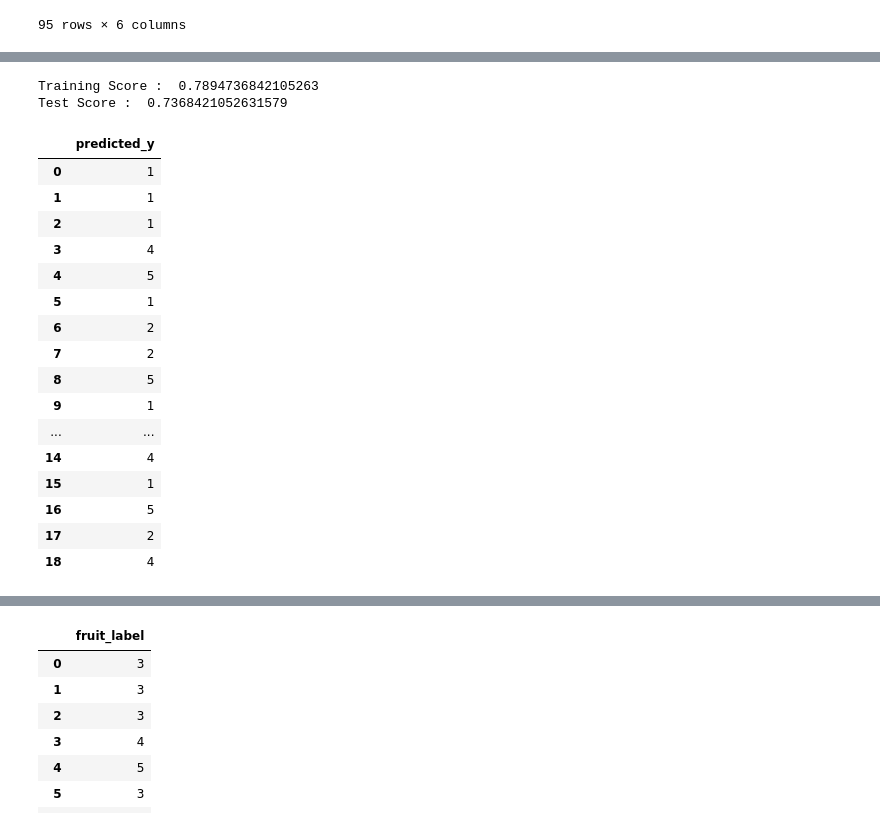
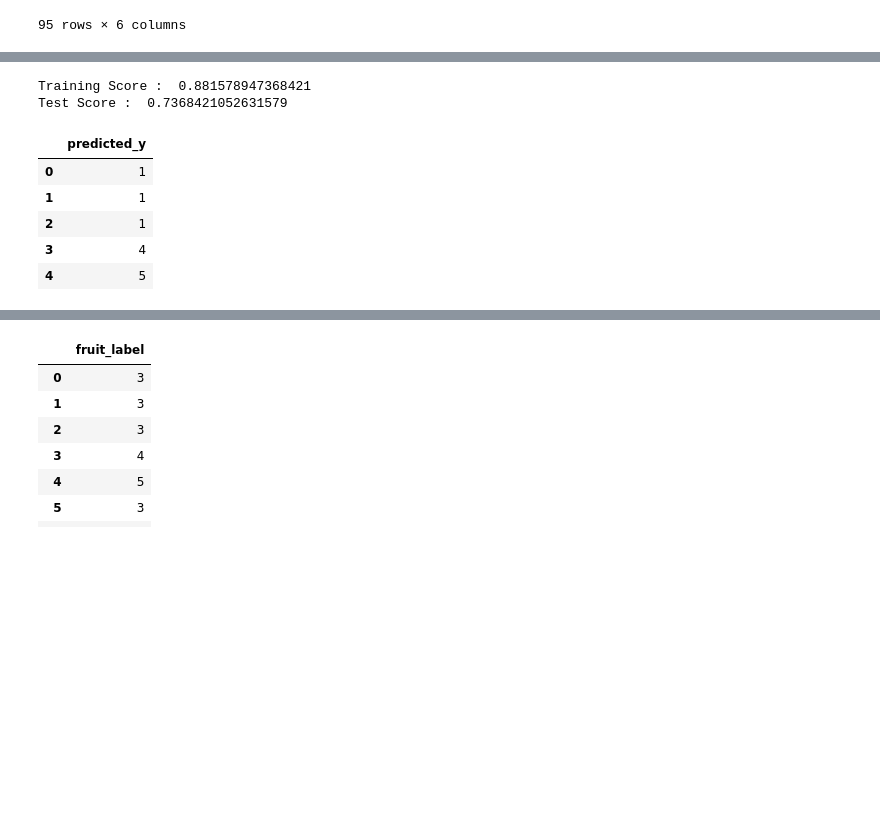
Before and after one commit to Atulsain7/Data-Science, a Jupyter notebook: Supervised_ML/OF_UF_explained_with_Polynominal_regression.ipynb, the cells around one changed output, grey strips where cells are left out. Saved outputs shown, nothing was run; the diff lists cells and outputs as text; code cells hidden in the pictures; blank space fills up the shorter version.

```diff
--- a/Supervised_ML/OF_UF_explained_with_Polynominal_regression.ipynb
+++ b/Supervised_ML/OF_UF_explained_with_Polynominal_regression.ipynb
@@ -80,8 +86,9 @@ from sklearn.model_selection import train_test_split
 
 x_train,x_test,y_train,y_test=train_test_split(x,y,test_size=0.2,random_state=1)
 # %%
+# Use logistic regression to build a model
 from sklearn.linear_model import LogisticRegression
 
-lr=LogisticRegression()
+lr=LogisticRegression(max_iter=5000)
 lr.fit(x_train,y_train)
 # %% [output]
@@ -173,7 +174,7 @@ df.reset_index(drop=True)
 x=df.iloc[:,2:]
 y=df.iloc[:,:1]
 # %%
+# fit the upsampled data
 x_train,x_test,y_train,y_test=train_test_split(x,y,test_size=0.2,random_state=53)
-
-lr.fit(x_train,y_train)
+lr.fit(x_train,y_train.to_numpy().ravel())
 # %% [output]
@@ -191,30 +185,19 @@ from sklearn import metrics
 print('Training Score : ',lr.score(x_train,y_train))
 print('Test Score : ',lr.score(x_test,y_test))
 # %% [output]
-Training Score :  0.7894736842105263
+Training Score :  0.881578947368421
 Test Score :  0.7368421052631579
 # %%
 predict=lr.predict(x_test)
 # %%
 df_predict=pd.DataFrame(predict,columns=['predicted_y'])
 
-df_predict
+df_predict.head()
 # %% [output]
 |  | predicted_y |
 | 0 | 1 |
 | 1 | 1 |
 | 2 | 1 |
 | 3 | 4 |
 | 4 | 5 |
-| 5 | 1 |
-| 6 | 2 |
-| 7 | 2 |
-| 8 | 5 |
-| 9 | 1 |
-| ... | ... |
-| 14 | 4 |
-| 15 | 1 |
-| 16 | 5 |
-| 17 | 2 |
-| 18 | 4 |
 # %%
```
Also changed, not shown: parts of 17 cells of this notebook, 6 other files.
